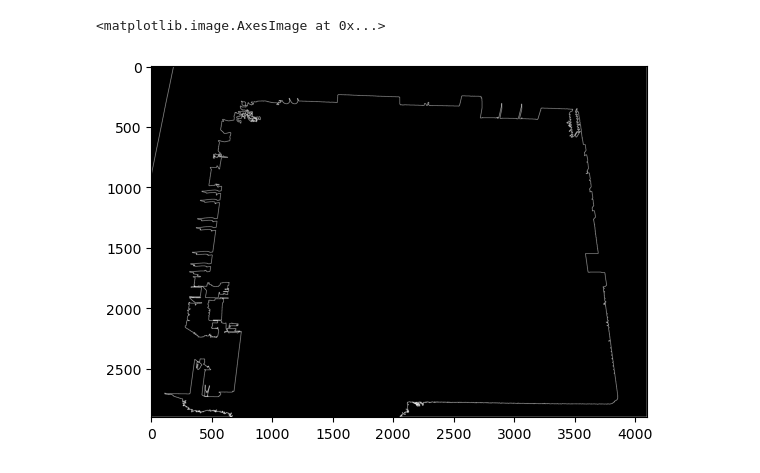
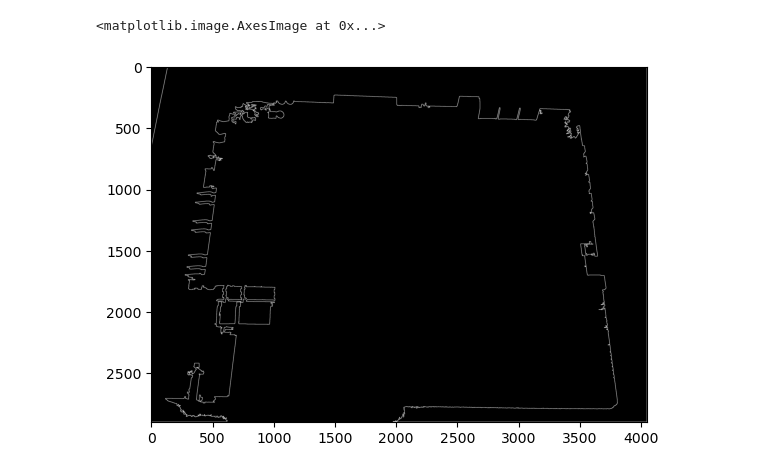
Before and after one commit to CaptainAhad/component-detection-project, a Jupyter notebook: Project 3 Code.ipynb, the cells around one changed output. Cells and saved outputs as stored; diff of their text form; code cells hidden in the pictures.

Commit message:
adding closing kernel

```diff
--- a/Project 3 Code.ipynb
+++ b/Project 3 Code.ipynb
@@ -6,7 +6,7 @@ import matplotlib.pyplot as plt
 #Loading image and converting to grayscale
 img = cv.imread('motherboard_image.JPEG')
 
-img = img[600:3500, 900:5000]
+img = img[600:3500, 950:5000]
 
 blur = cv.GaussianBlur(img, (5,5), 0)
 
@@ -35,25 +27,29 @@ plt.imshow(edges, cmap='gray')
+# %%
+#Closing the image
+kernel = cv.getStructuringElement(cv.MORPH_RECT, (5,5))
+closed_img = cv.morphologyEx(thresh, cv.MORPH_CLOSE, kernel)
 # %%
 #Find contour
 
-cntrs, _ = cv.findContours(thresh, cv.RETR_EXTERNAL, cv.CHAIN_APPROX_SIMPLE)
+cntrs, _ = cv.findContours(closed_img, cv.RETR_EXTERNAL, cv.CHAIN_APPROX_SIMPLE)
 
-min_cntr_area = 100
+min_cntr_area = 500
 
 largest_cntr = None
 for cntr in cntrs:
     if cv.contourArea(cntr) > min_cntr_area:
         if largest_cntr is None or cv.contourArea(cntr) > cv.contourArea(largest_cntr):
             largest_cntr = cntr
 
 
 output_img = np.copy(img)
 
 cv.drawContours(output_img, [largest_cntr], -1, (0, 255), 3)
 
 cntr_img = np.zeros_like(img)
 cv.drawContours(cntr_img, [largest_cntr], -1, (255, 255, 255), 2)
 
 plt.imshow(cntr_img)
 # %% [output]
 <matplotlib.image.AxesImage at 0x...>
-[figure, old version]
+[figure, new version]
```
Also changed, not shown: parts of 4 cells of this notebook.
